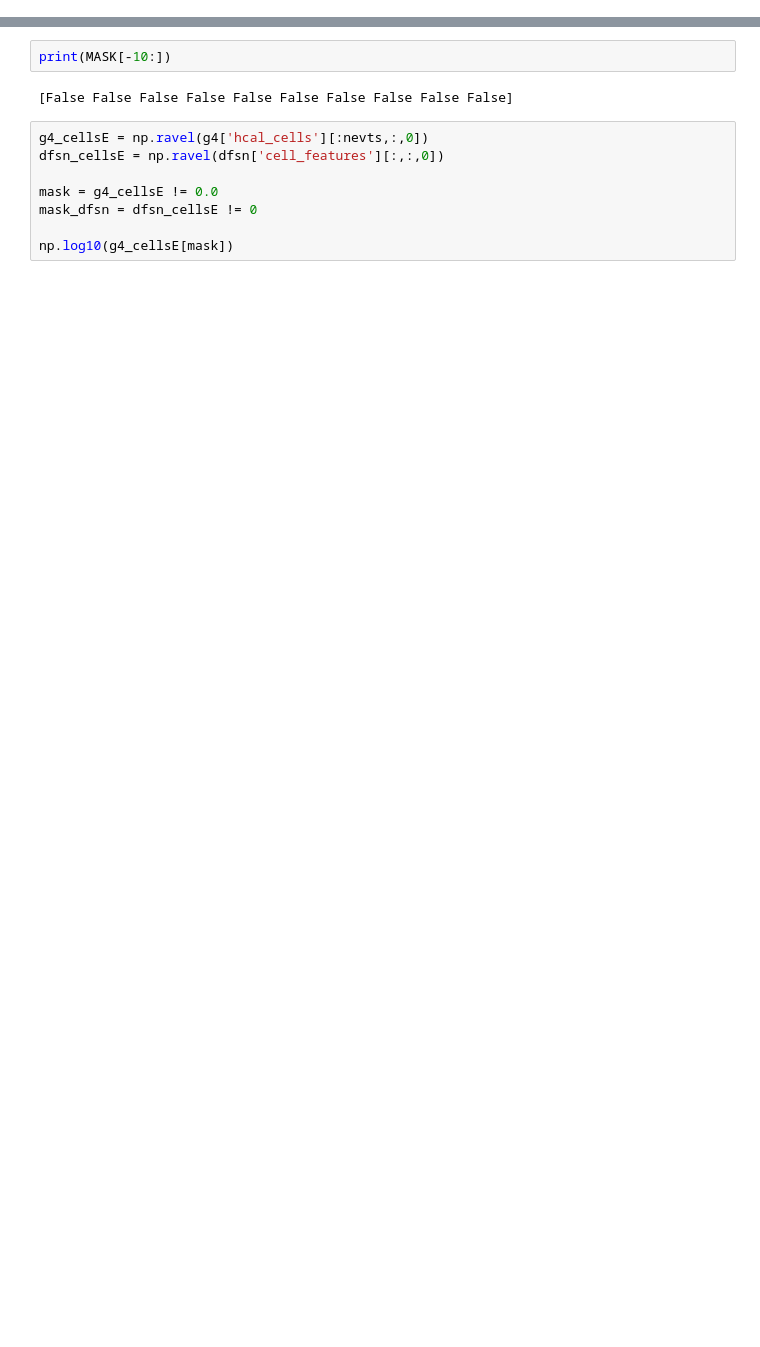
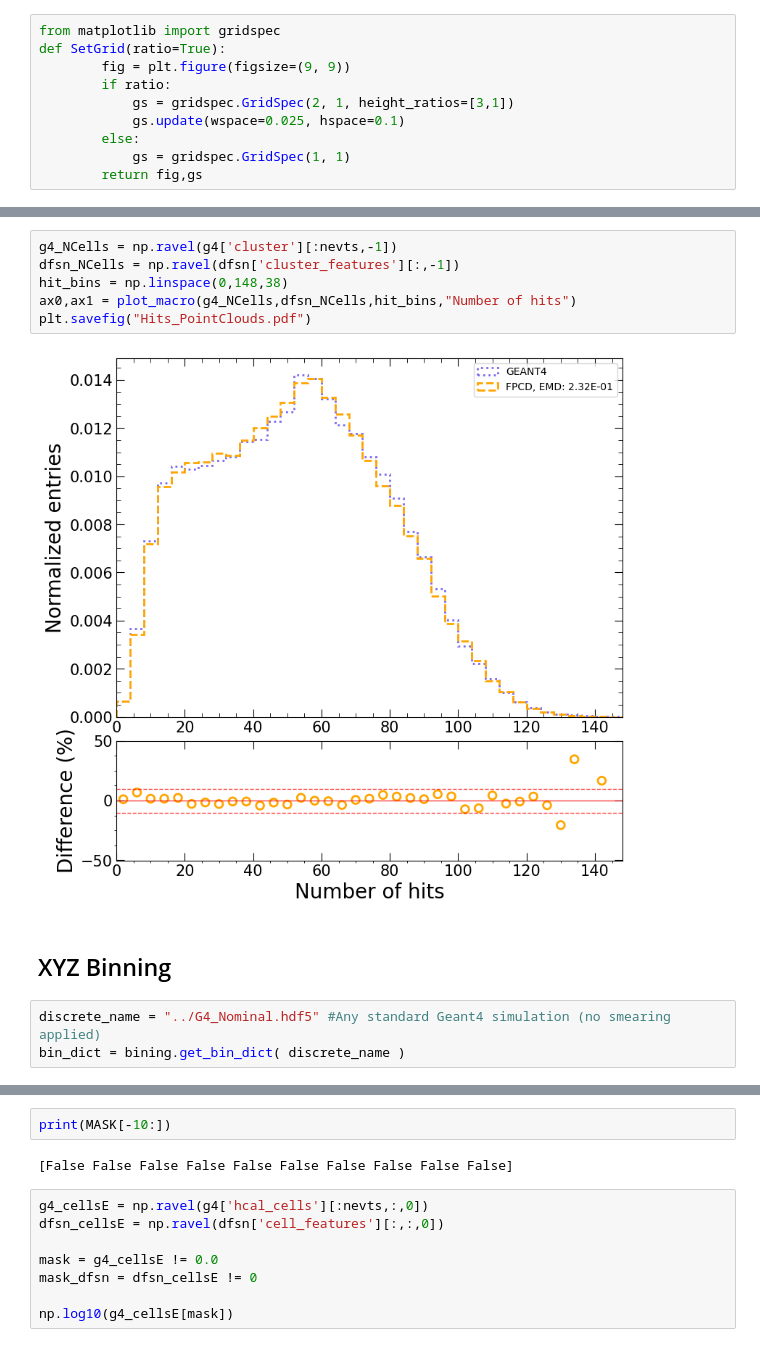
Before and after one commit to ftoralesacosta/GSGM_for_EIC_Calo, a Jupyter notebook: scripts/notebooks/Compare_Geant_Diffussion.ipynb, the cells around one changed output, grey strips where cells are left out. Drawn from its saved outputs; the diff is of its cells as text; blank space fills up the shorter version.

```diff
--- a/scripts/notebooks/Compare_Geant_Diffussion.ipynb
+++ b/scripts/notebooks/Compare_Geant_Diffussion.ipynb
@@ -32,0 +25,10 @@ nevts = 10_000
+# %%
+from matplotlib import gridspec
+def SetGrid(ratio=True):
+        fig = plt.figure(figsize=(9, 9))
+        if ratio:
+            gs = gridspec.GridSpec(2, 1, height_ratios=[3,1])
+            gs.update(wspace=0.025, hspace=0.1)
+        else:
+            gs = gridspec.GridSpec(1, 1)
+        return fig,gs
@@ -32,0 +168,13 @@ nevts = 10_000
+# %%
+g4_NCells = np.ravel(g4['cluster'][:nevts,-1])
+dfsn_NCells = np.ravel(dfsn['cluster_features'][:,-1])
+hit_bins = np.linspace(0,148,38)
+ax0,ax1 = plot_macro(g4_NCells,dfsn_NCells,hit_bins,"Number of hits")
+plt.savefig("Hits_PointClouds.pdf")
+# %% [output]
+[figure, added]
+# %% [markdown]
+## XYZ Binning
+# %%
+discrete_name = "../G4_Nominal.hdf5" #Any standard Geant4 simulation (no smearing applied)
+bin_dict = bining.get_bin_dict( discrete_name )
```
Also changed, not shown: parts of 60 cells of this notebook, 7 other files.
